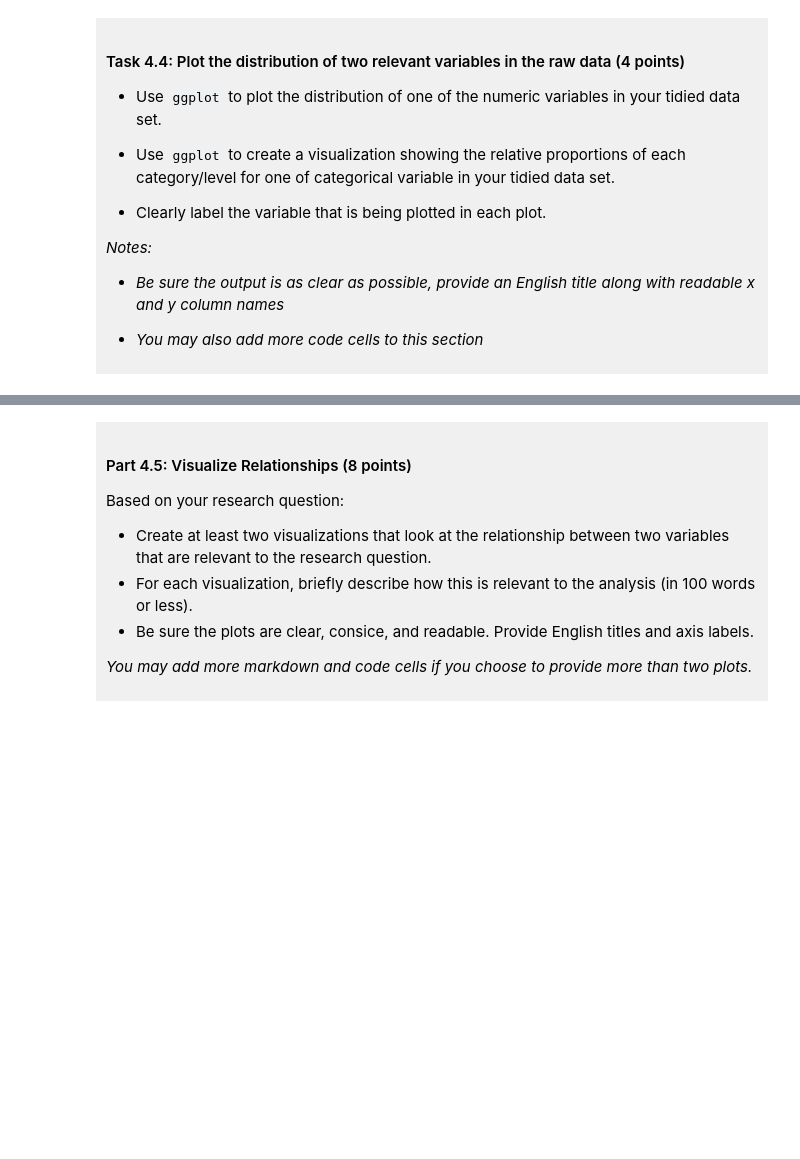
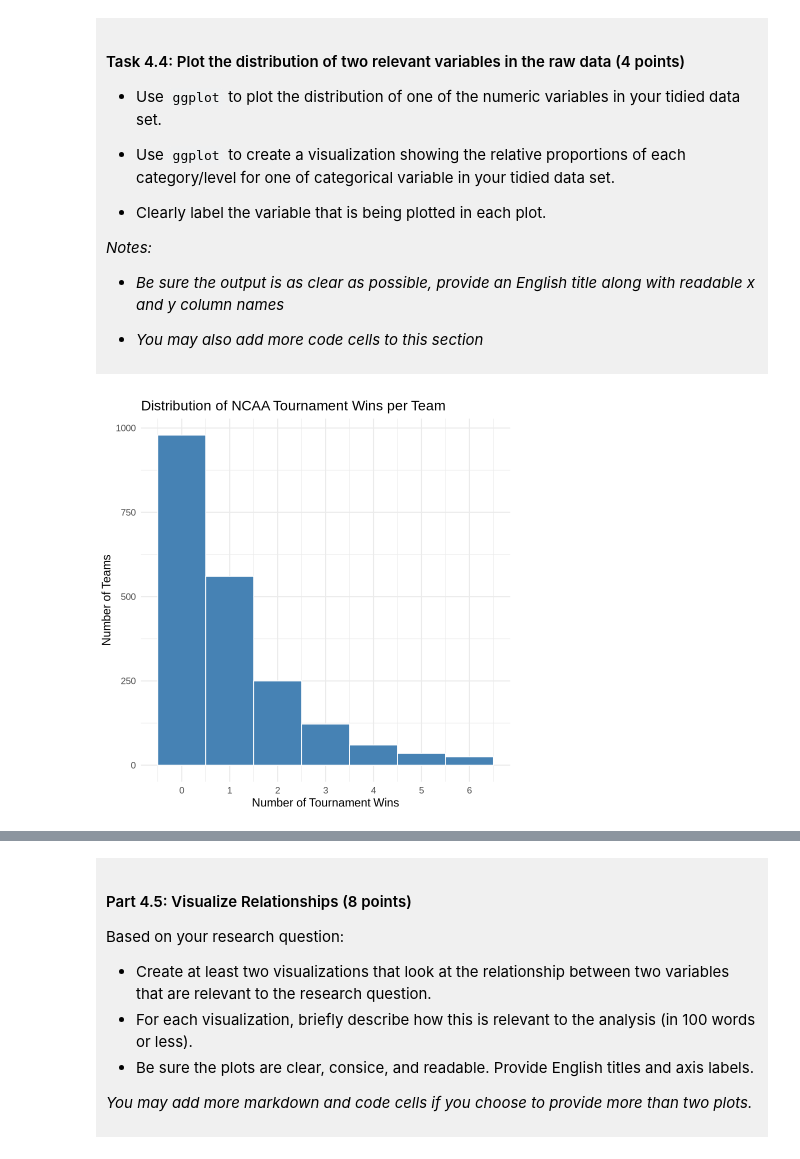
Before and after one commit to lazylola33/dsci-100-project-sophia-estrada, a Jupyter notebook: dsci-100-project-notebook.ipynb, the cells around one changed output, grey strips where cells are left out. Saved outputs shown, nothing was run; the diff lists cells and outputs as text; code cells hidden in the pictures; blank space fills up the shorter version.

```diff
--- a/dsci-100-project-notebook.ipynb
+++ b/dsci-100-project-notebook.ipynb
@@ -313,5 +361,15 @@ You will refine your research question (if needed) and produce a tidy data set.
 
 </div>
 # %%
-### EDIT THIS CODE CELL FOR PLOT 1 ###
+plot_1 <- ggplot(tidy_data, aes(x = tourney_wins)) +
+geom_histogram(binwidth = 1, boundary = -0.5,
+               fill = "steelblue", color = "white") +
+scale_x_continuous(breaks = 0:6) +
+labs(title = "Distribution of NCAA Tournament Wins per Team",
+     x = "Number of Tournament Wins",
+     y = "Number of Teams")+
+theme_minimal(base_size = 14)
+plot_1
+# %% [output]
+[figure, added]
 # %%
```
Also changed, not shown: parts of 9 cells of this notebook.
